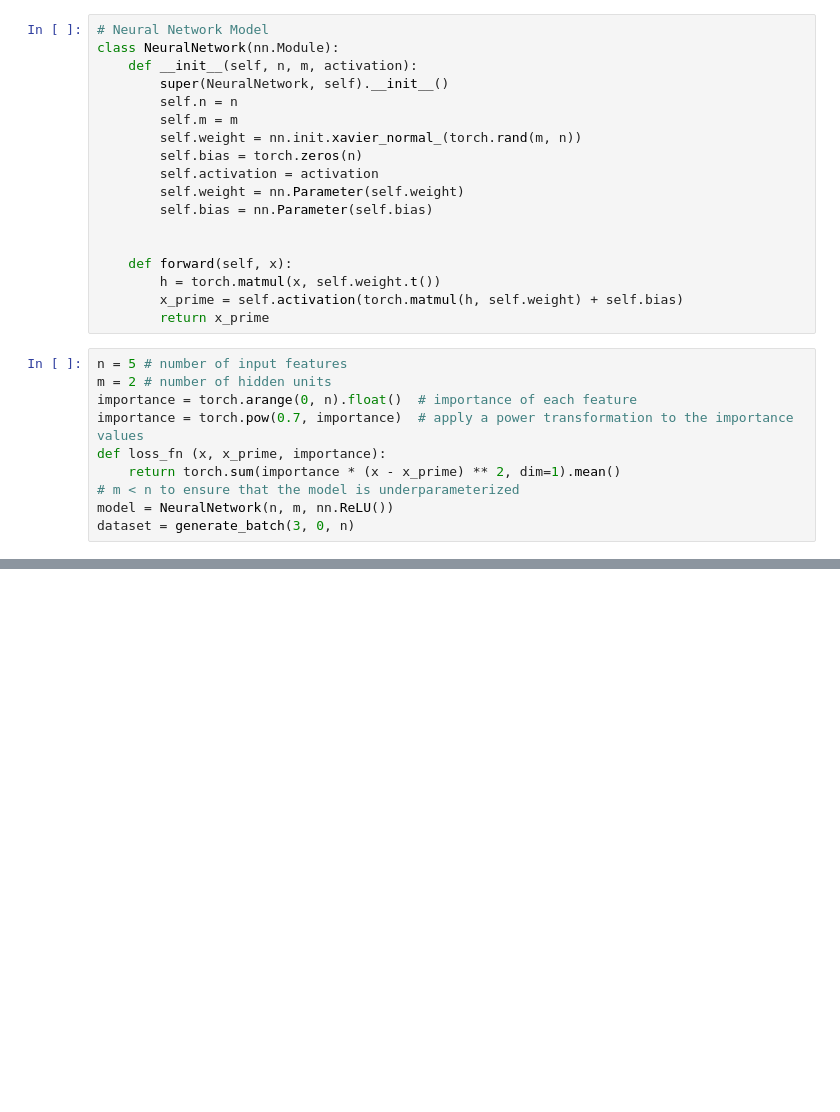
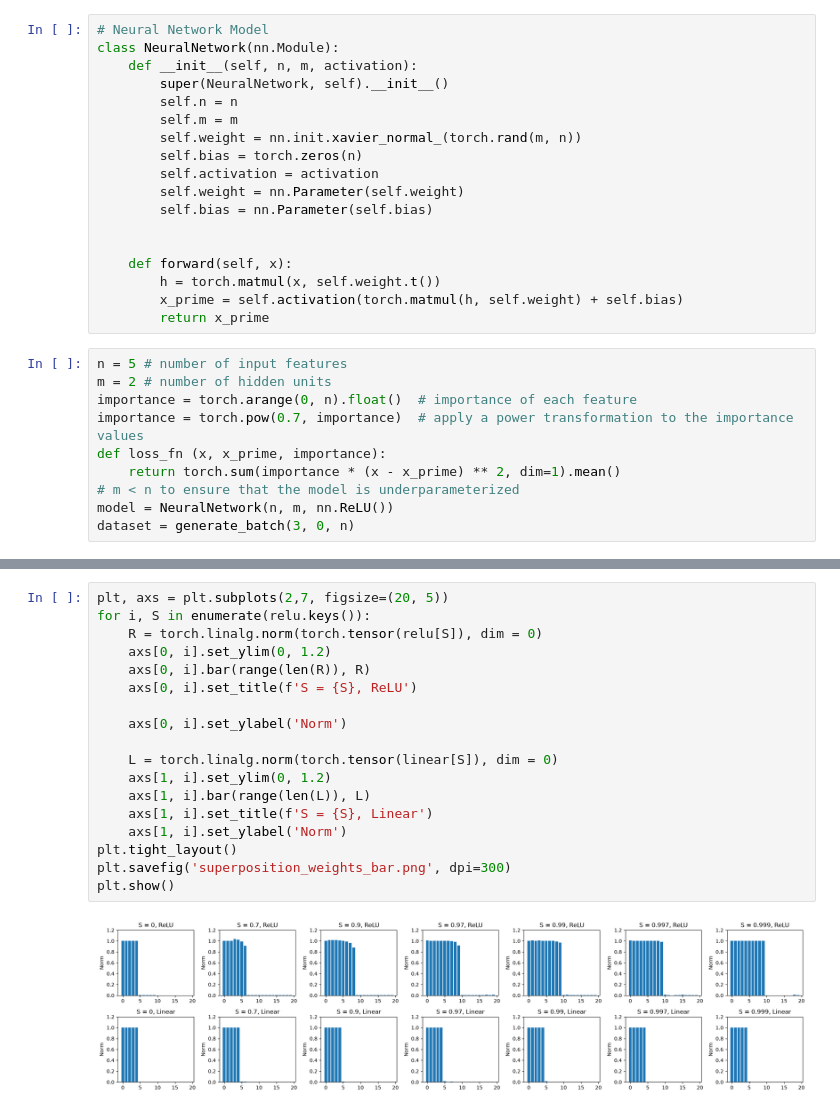
Before and after one commit to HtetMyatAungg/Toy-Model-Superposition-Replication, a Jupyter notebook: superposition/superposition.ipynb, the cells around one changed output, grey strips where cells are left out. Drawn from its saved outputs; the diff is of its cells as text; blank space fills up the shorter version.

```diff
--- a/superposition/superposition.ipynb
+++ b/superposition/superposition.ipynb
@@ -123,0 +186,20 @@ Weights: tensor([[ 5.0060e-01, -6.9244e-01, -1.7976e-01,  1.5312e-01, -4.6282e-0
+# %%
+plt, axs = plt.subplots(2,7, figsize=(20, 5))
+for i, S in enumerate(relu.keys()):
+    R = torch.linalg.norm(torch.tensor(relu[S]), dim = 0)
+    axs[0, i].set_ylim(0, 1.2)
+    axs[0, i].bar(range(len(R)), R)
+    axs[0, i].set_title(f'S = {S}, ReLU')
+
+    axs[0, i].set_ylabel('Norm')
+
+    L = torch.linalg.norm(torch.tensor(linear[S]), dim = 0)
+    axs[1, i].set_ylim(0, 1.2)
+    axs[1, i].bar(range(len(L)), L)
+    axs[1, i].set_title(f'S = {S}, Linear')
+    axs[1, i].set_ylabel('Norm')
+plt.tight_layout()
+plt.savefig('superposition_weights_bar.png', dpi=300)
+plt.show()
+# %% [output]
+[figure, added]
```
Also changed, not shown: parts of 7 cells of this notebook, 4 other files.
